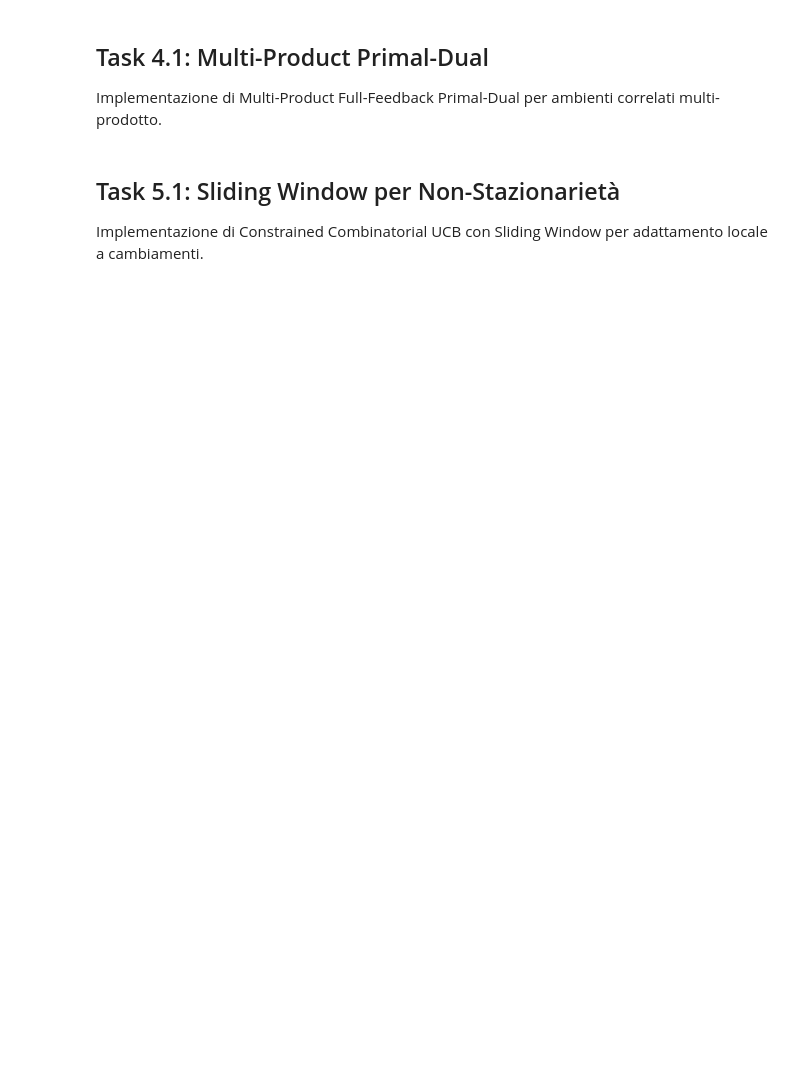
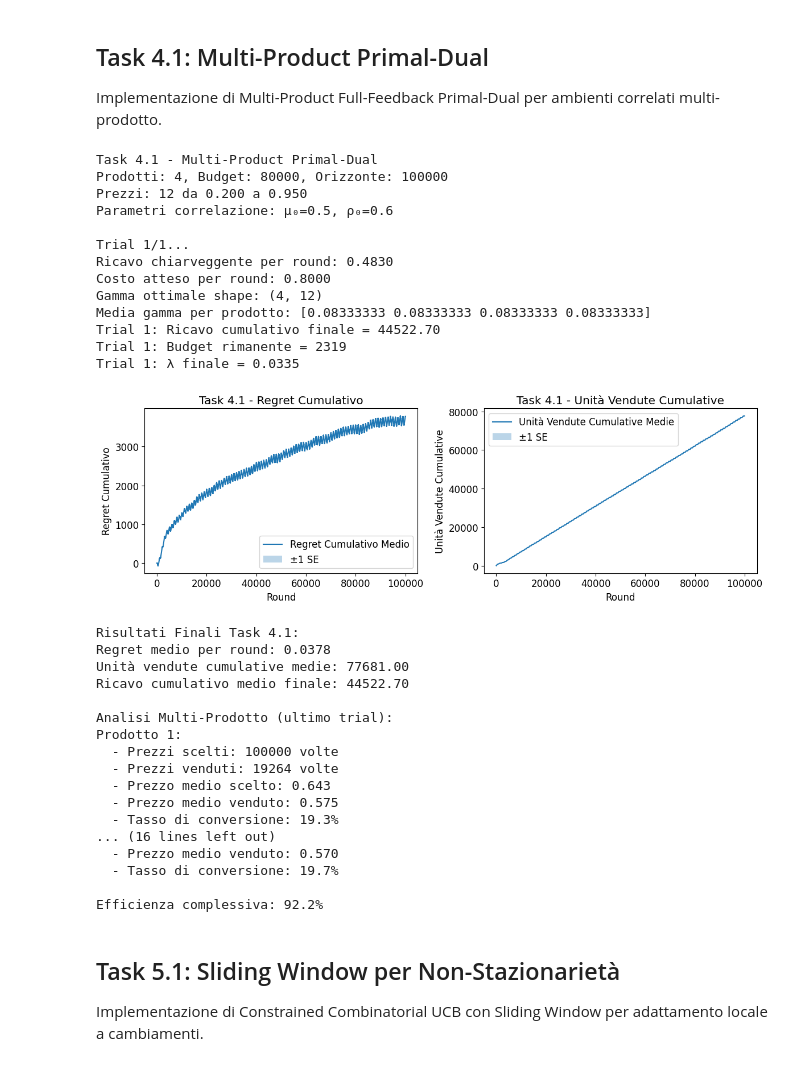
Before and after one commit to aceci0127/Online-Learning-Application-Group-Project, a Jupyter notebook: notebook.ipynb, the cells around one changed output. Saved outputs shown, nothing was run; the diff lists cells and outputs as text; code cells hidden in the pictures; blank space fills up the shorter version.

```diff
--- a/notebook.ipynb
+++ b/notebook.ipynb
@@ -421,11 +440,11 @@ print(f"Efficienza media: {100*np.mean(final_rewards)/baseline_reward:.1f}%")
 Implementazione di Multi-Product Full-Feedback Primal-Dual per ambienti correlati multi-prodotto.
 # %%
 # Parametri per Task 4.1
-T = 200_000
+T = 100_000
 m = 4  # numero di prodotti
 B = 80_000
 seed = 42
-n_trials = 2
+n_trials = 1
 
 # Prezzi: braccio dummy > 1 per rappresentare "non vendere"
 prices = np.array([0.2, 0.256, 0.3, 0.4, 0.5, 0.6, 0.7, 0.8, 0.85, 0.9, 0.95, 1.1])
@@ -451,7 +470,7 @@ for trial in range(n_trials):
 
     # Genera valutazioni piecewise-stazionarie per questo trial
     V, _ = generate_piecewise_tv_mv_gauss(T, m, num_regimes=10000, rng=trial_rng)
-
+    #V, _ = generate_simple_tv_mv_gauss(T, m, mu0, A, f, phi, sigma0, A_sigma, phi_sigma, rho0, rng=trial_rng)
     # Calcola soluzione chiarveggente
     exp_util, gamma, exp_cost = compute_extended_clairvoyant(V, prices, B)
 
@@ -490,7 +509,7 @@ for trial in range(n_trials):
             break
 
         # Full feedback: ottieni valutazioni per tutti i prodotti
-        v_t = env.full_feedback_round()
+        v_t = env.round()
         reward, sold = agent.update(v_t)
 
         cum_reward += reward
@@ -508,33 +527,65 @@ for trial in range(n_trials):
     print(f"Trial {trial+1}: Budget rimanente = {agent.inventory}")
     print(f"Trial {trial+1}: λ finale = {agent.lmbd:.4f}")
 
 # Plotting e risultati
 avg_regret, avg_units, min_rounds = plot_results(all_regrets, all_units_sold, n_trials, "Task 4.1 - ")
 
 print(f"\nRisultati Finali Task 4.1:")
 print(f"Regret medio per round: {avg_regret[-1]/min_rounds:.4f}")
 print(f"Unità vendute cumulative medie: {avg_units[-1]:.2f}")
 print(f"Ricavo cumulativo medio finale: {np.mean(final_rewards):.2f}")
 
 # Debug: analisi per prodotto dell'ultimo agente
 if hasattr(agent, 'debug_chosen_prices'):
     print(f"\nAnalisi Multi-Prodotto (ultimo trial):")
     for j in range(m):
         chosen_prices = [p for p in agent.debug_chosen_prices[j] if p is not None]
         sold_prices = [p for p in agent.debug_sold_prices[j] if p is not None]
 
         if chosen_prices:
             print(f"Prodotto {j+1}:")
             print(f"  - Prezzi scelti: {len(chosen_prices)} volte")
             print(f"  - Prezzi venduti: {len(sold_prices)} volte")
             print(f"  - Prezzo medio scelto: {np.mean(chosen_prices):.3f}")
             if sold_prices:
                 print(f"  - Prezzo medio venduto: {np.mean(sold_prices):.3f}")
                 print(f"  - Tasso di conversione: {100*len(sold_prices)/len(chosen_prices):.1f}%")
 
 baseline_total = exp_util * min_rounds
 efficiency = 100 * np.mean(final_rewards) / baseline_total
 print(f"\nEfficienza complessiva: {efficiency:.1f}%")
+# %% [output]
+Task 4.1 - Multi-Product Primal-Dual
+Prodotti: 4, Budget: 80000, Orizzonte: 100000
+Prezzi: 12 da 0.200 a 0.950
+Parametri correlazione: μ₀=0.5, ρ₀=0.6
+
+Trial 1/1...
+Ricavo chiarveggente per round: 0.4830
+Costo atteso per round: 0.8000
+Gamma ottimale shape: (4, 12)
+Media gamma per prodotto: [0.08333333 0.08333333 0.08333333 0.08333333]
+Trial 1: Ricavo cumulativo finale = 44522.70
+Trial 1: Budget rimanente = 2319
+Trial 1: λ finale = 0.0335
+[figure, added]
+Risultati Finali Task 4.1:
+Regret medio per round: 0.0378
+Unità vendute cumulative medie: 77681.00
+Ricavo cumulativo medio finale: 44522.70
+
+Analisi Multi-Prodotto (ultimo trial):
+Prodotto 1:
+  - Prezzi scelti: 100000 volte
+  - Prezzi venduti: 19264 volte
+  - Prezzo medio scelto: 0.643
+  - Prezzo medio venduto: 0.575
+  - Tasso di conversione: 19.3%
+... (16 lines left out)
+  - Prezzo medio venduto: 0.570
+  - Tasso di conversione: 19.7%
+
+Efficienza complessiva: 92.2%
 # %% [markdown]
 ## Task 5.1: Sliding Window per Non-Stazionarietà
 
```
Also changed, not shown: parts of 3 cells of this notebook, 2 other files.
